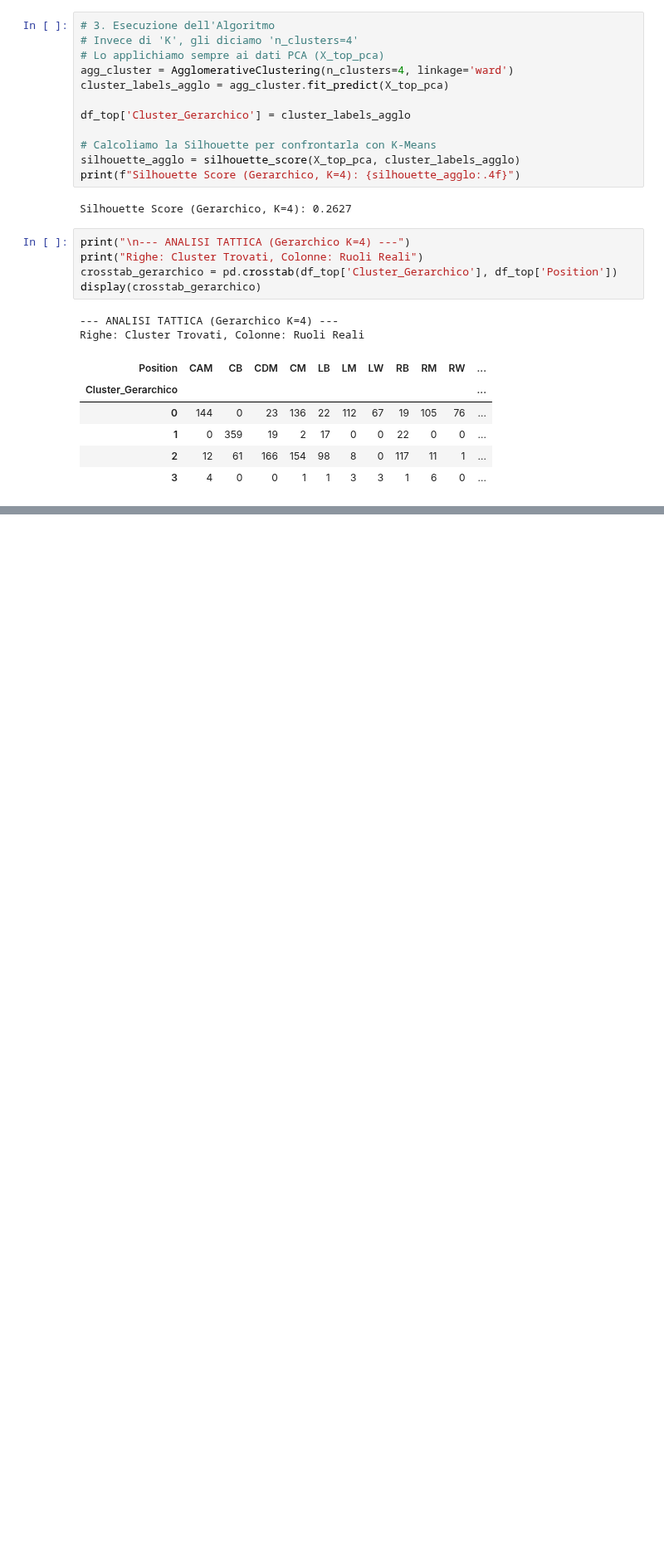
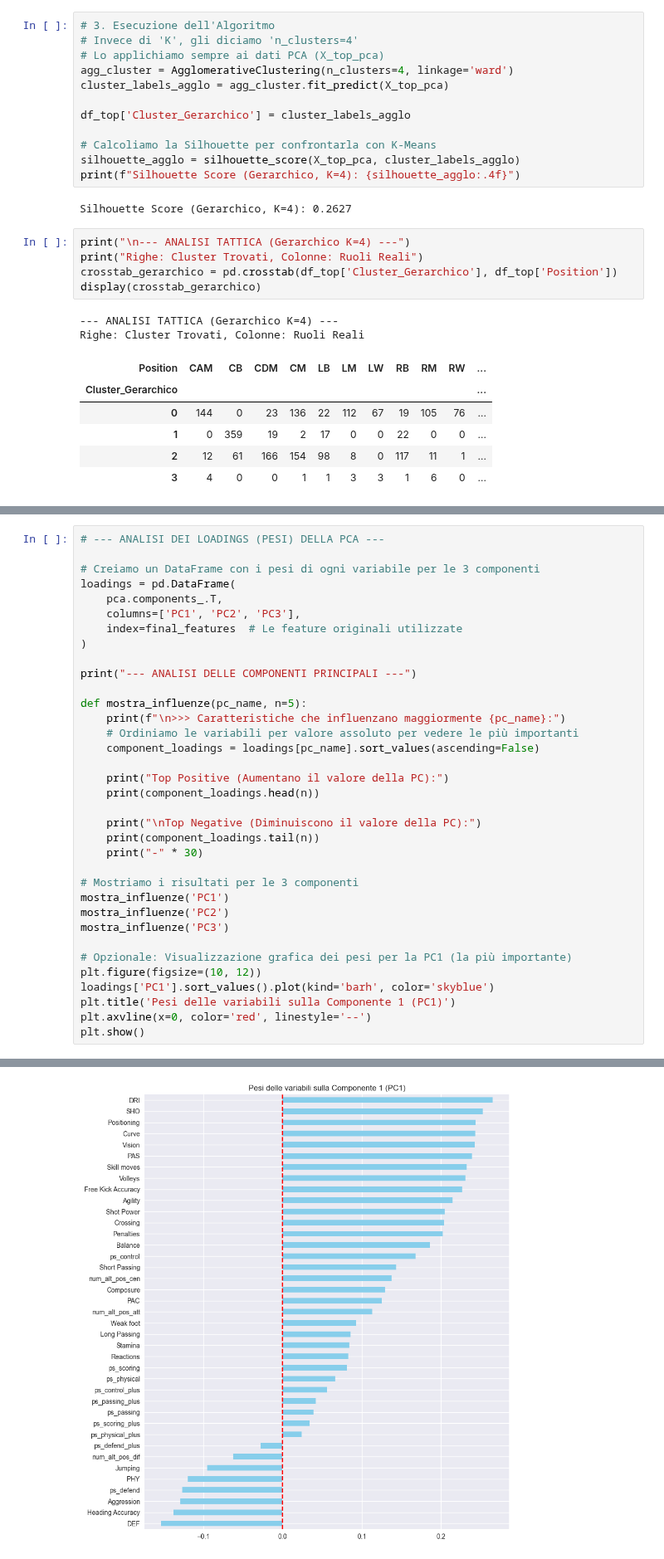
Before and after one commit to grannico/Progetti_DataScience_25-26, a Jupyter notebook: progetto_1/Clustering/clust_gerarchico.ipynb, the cells around one changed output, grey strips where cells are left out. Shown at 83% size. Drawn from its saved outputs; the diff is of its cells as text; blank space fills up the shorter version.

```diff
--- a/progetto_1/Clustering/clust_gerarchico.ipynb
+++ b/progetto_1/Clustering/clust_gerarchico.ipynb
@@ -134,0 +143,36 @@ plt.show()
+# %%
+# --- ANALISI DEI LOADINGS (PESI) DELLA PCA ---
+
+# Creiamo un DataFrame con i pesi di ogni variabile per le 3 componenti
+loadings = pd.DataFrame(
+    pca.components_.T,
+    columns=['PC1', 'PC2', 'PC3'],
+    index=final_features  # Le feature originali utilizzate
+)
+
+print("--- ANALISI DELLE COMPONENTI PRINCIPALI ---")
+
+def mostra_influenze(pc_name, n=5):
+    print(f"\n>>> Caratteristiche che influenzano maggiormente {pc_name}:")
+    # Ordiniamo le variabili per valore assoluto per vedere le più importanti
+    component_loadings = loadings[pc_name].sort_values(ascending=False)
+
+    print("Top Positive (Aumentano il valore della PC):")
+    print(component_loadings.head(n))
+
+    print("\nTop Negative (Diminuiscono il valore della PC):")
+    print(component_loadings.tail(n))
+    print("-" * 30)
+
+# Mostriamo i risultati per le 3 componenti
+mostra_influenze('PC1')
+mostra_influenze('PC2')
+mostra_influenze('PC3')
+
+# Opzionale: Visualizzazione grafica dei pesi per la PC1 (la più importante)
+plt.figure(figsize=(10, 12))
+loadings['PC1'].sort_values().plot(kind='barh', color='skyblue')
+plt.title('Pesi delle variabili sulla Componente 1 (PC1)')
+plt.axvline(x=0, color='red', linestyle='--')
+plt.show()
+# %% [output]
@@ -134,0 +196 @@ plt.show()
+[figure, added]
```
Also changed, not shown: parts of 3 cells of this notebook, 3 other files.
